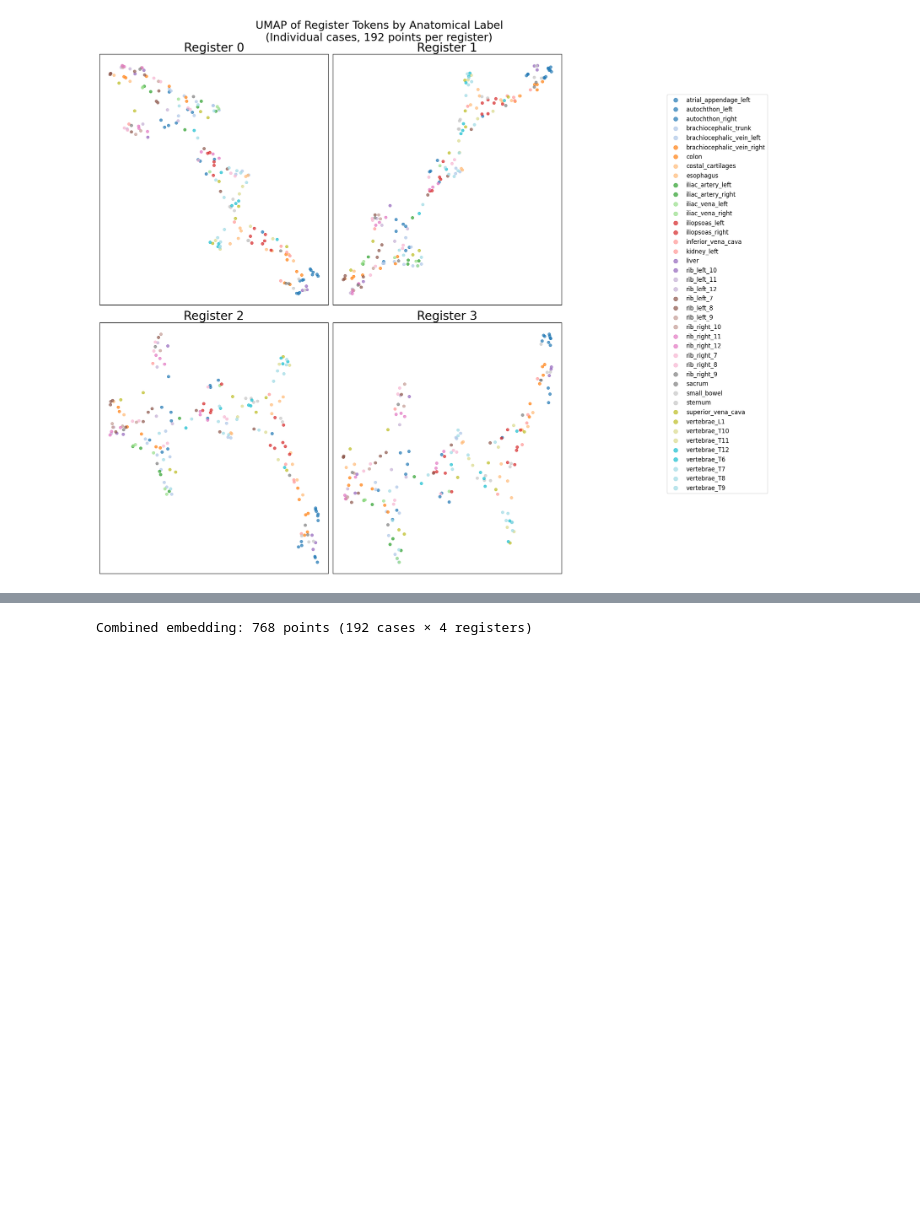
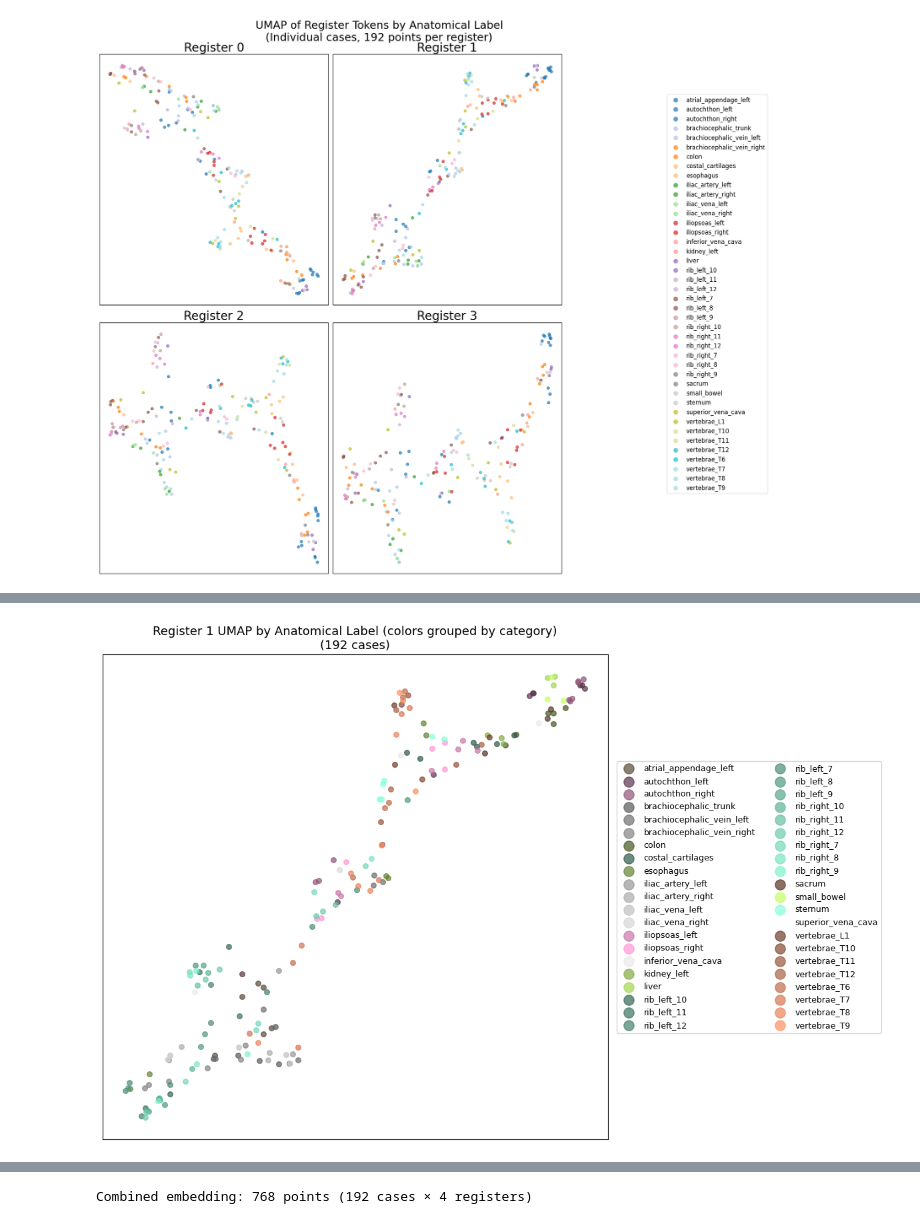
Before and after one commit to tidiane-camaret/ic_segmentation, a Jupyter notebook: results/register_tokens.ipynb, the cells around one changed output, grey strips where cells are left out. Cells and saved outputs as stored; diff of their text form; code cells hidden in the pictures; blank space fills up the shorter version.

```diff
--- a/results/register_tokens.ipynb
+++ b/results/register_tokens.ipynb
@@ -293,0 +321,42 @@ Category distribution:
+# %%
+# Register 1 UMAP colored by anatomical label, palette grouped by category
+import colorsys
+from collections import defaultdict
+
+reg_idx = 1
+emb = embeddings[reg_idx]
+
+# Group labels by category
+label_to_cat = {label: category_map.get(label, "Unknown") for label in unique_labels}
+cat_to_labels = defaultdict(list)
+for label in unique_labels:
+    cat_to_labels[label_to_cat[label]].append(label)
+
+# Keep the exact hue and saturation from cat_to_color; only vary brightness
+label_colors_reg = {}
+for cat, cat_labels in cat_to_labels.items():
+    base_rgb = cat_to_color[cat][:3]
+    h, s, v = colorsys.rgb_to_hsv(*base_rgb)
+    n = len(cat_labels)
+    for i, label in enumerate(sorted(cat_labels)):
+        t = i / max(n - 1, 1)
+        new_v = 0.35 + 0.65 * t  # dark -> bright, hue & saturation stay fixed
+        label_colors_reg[label] = colorsys.hsv_to_rgb(h, s, new_v)
+
+fig, ax = plt.subplots(figsize=(12, 8))
+
+handles = []
+for label in unique_labels:
+    mask = labels_array == label
+    sc = ax.scatter(emb[mask, 0], emb[mask, 1],
+                    c=[label_colors_reg[label]], s=30, alpha=0.7, label=label)
+    handles.append(sc)
+
+ax.set_title(f'Register {reg_idx} UMAP by Anatomical Label (colors grouped by category)\n({len(case_names)} cases)', fontsize=13)
+ax.set_xticks([]); ax.set_yticks([])
+ax.legend(handles=handles, labels=unique_labels, loc='center left', bbox_to_anchor=(1.01, 0.5),
+          fontsize=9, markerscale=2, frameon=True, ncol=2)
+plt.tight_layout()
+plt.show()
+# %% [output]
+[figure, added]
```
Also changed, not shown: parts of 6 cells of this notebook, 18 other files.
